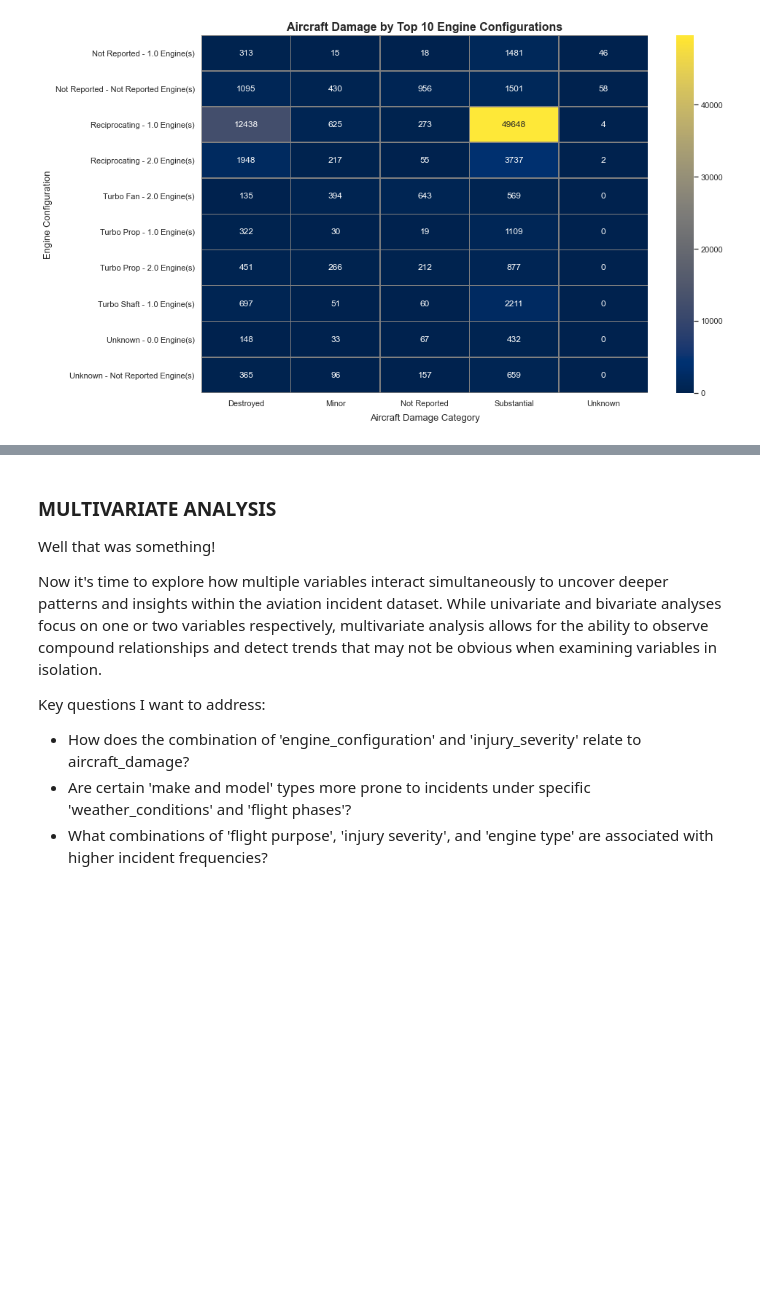
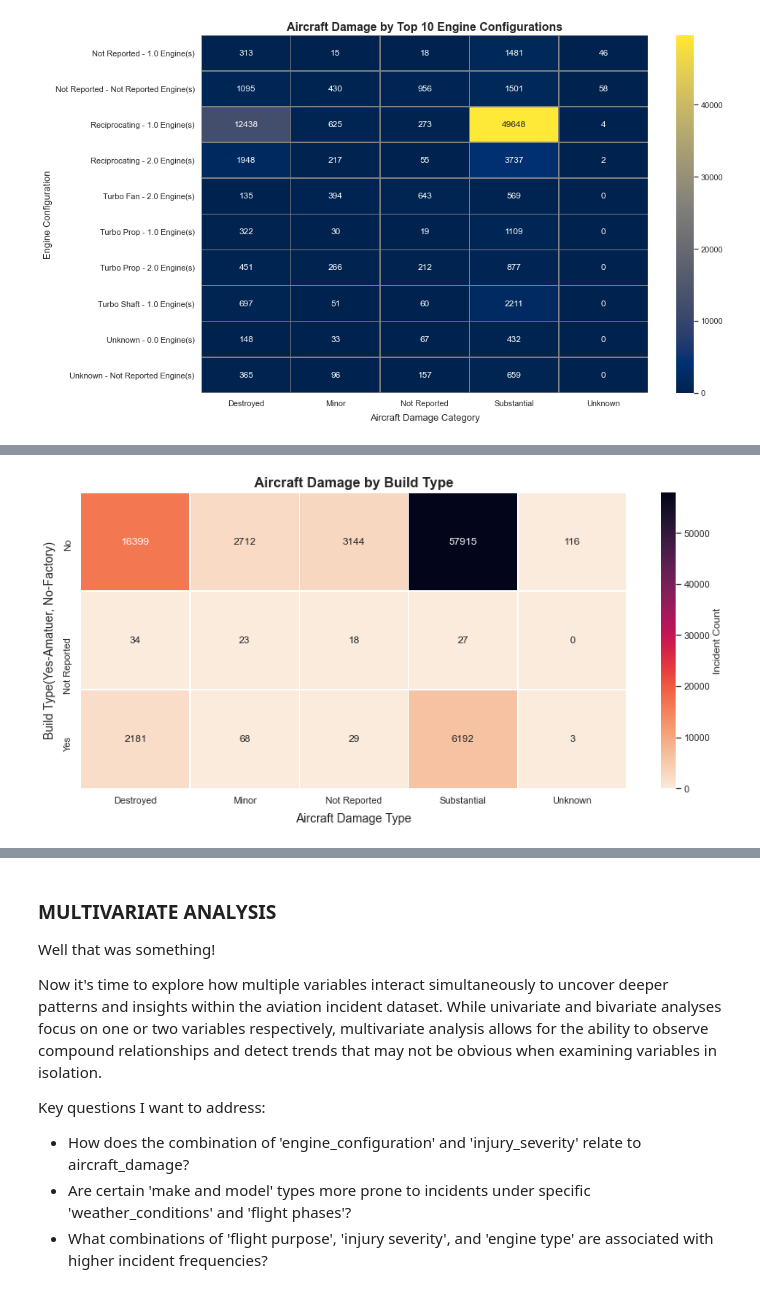
Before and after one commit to Vain-Guy/Capstone-Project-Moringa, a Jupyter notebook: notebook.ipynb, the cells around one changed output, grey strips where cells are left out. Drawn from its saved outputs; the diff is of its cells as text; code cells hidden in the pictures; blank space fills up the shorter version.

```diff
--- a/notebook.ipynb
+++ b/notebook.ipynb
@@ -1961,0 +1994,24 @@ plt.show()
+# %%
+# Create a cross-tabulation table
+heatmap_data = pd.crosstab(aviation_df['amateur_built'], aviation_df['aircraft_damage'])
+
+# Plot figure
+plt.figure(figsize = (12, 6))
+sns.heatmap(
+    heatmap_data,
+    annot = True,
+    fmt = 'd',
+    cmap = 'rocket_r',
+    linewidths = 0.5,
+    cbar_kws = {'label': 'Incident Count'}
+)
+
+# Add labels
+plt.title('Aircraft Damage by Build Type', fontsize = 16, weight = 'bold')
+plt.xlabel('Aircraft Damage Type', fontsize = 14, labelpad = 9)
+plt.ylabel('Build Type(Yes-Amatuer, No-Factory)', fontsize = 14, labelpad = 9)
+plt.tight_layout()
+
+plt.show()
+# %% [output]
+[figure, added]
```
Also changed, not shown: parts of 5 cells of this notebook.
